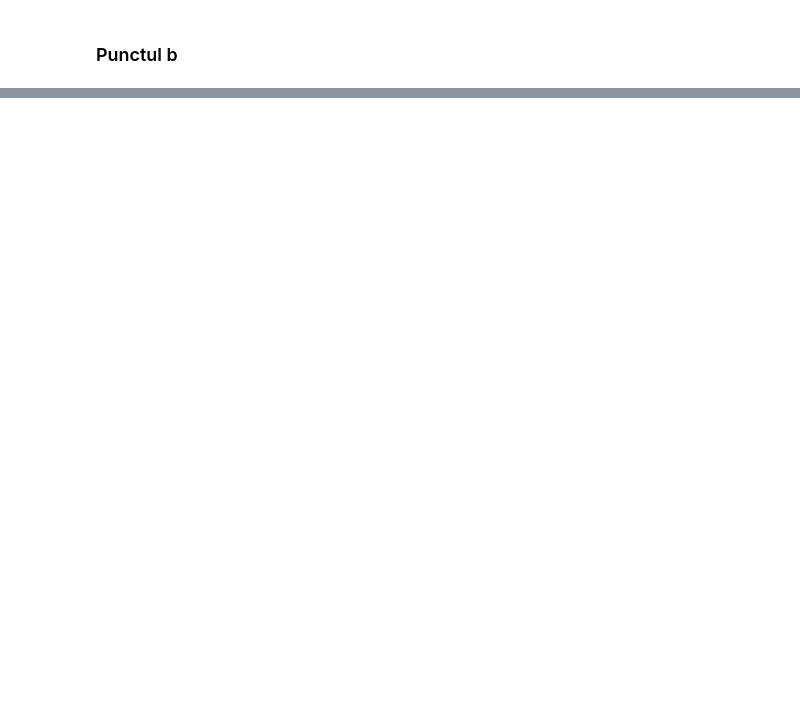
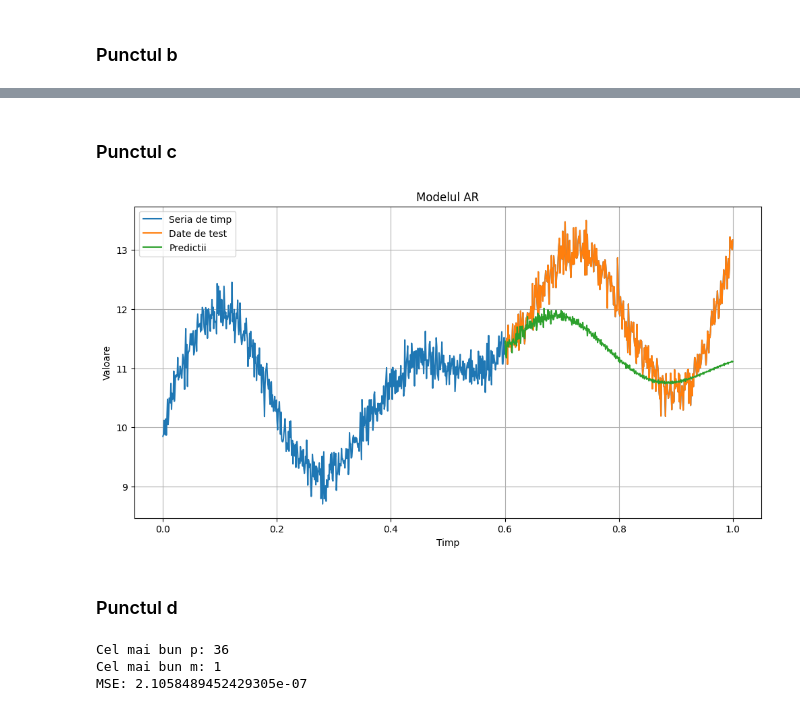
Before and after one commit to laurentiucretu68/ProcesareaSemnalelor, a Jupyter notebook: Laborator8/main.ipynb, the cells around one changed output, grey strips where cells are left out. Drawn from its saved outputs; the diff is of its cells as text; code cells hidden in the pictures; blank space fills up the shorter version.

```diff
--- a/Laborator8/main.ipynb
+++ b/Laborator8/main.ipynb
@@ -53,0 +68,52 @@ plt.show()
+# %% [markdown]
+### Punctul c
+# %%
+from statsmodels.tsa.ar_model import AutoReg
+
+train_size = 600
+train_t, train_series = t[:train_size], time_series[:train_size]
+test_t, test_series = t[train_size:], time_series[train_size:]
+
+p = 110
+predictions = AutoReg(train_series, lags=p).fit().predict(start=train_size, end=N-1, dynamic=False)
+
+plt.figure(figsize=(12, 6))
+plt.plot(t, time_series, label='Seria de timp')
+plt.plot(test_t, test_series, label='Date de test')
+plt.plot(test_t, predictions, label=f'Predictii')
+plt.title(f'Modelul AR')
+plt.xlabel('Timp')
+plt.ylabel('Valoare')
+plt.legend()
+plt.grid()
+
+plt.savefig(os.path.join('exercitiul1', f"pct_c.png"))
+plt.savefig(os.path.join('exercitiul1', f"pct_c.pdf"))
+
+plt.show()
+# %% [output]
+[figure, added]
+# %% [markdown]
+### Punctul d
+# %%
+from sklearn.metrics import mean_squared_error
+
+best_p, best_m, best_mse = None, None, float('inf')
+
+for p in range(1, 50):
+    for m in range(1, 50):
+        model = AutoReg(train_series, lags=p)
+        results = model.fit()
+        predictions = results.predict(start=train_size, end=train_size + m - 1)
+
+        mse = mean_squared_error(test_series[:m], predictions)
+        if mse < best_mse:
+            best_p, best_m, best_mse = p, m, mse
+
+print(f'Cel mai bun p: {best_p}')
+print(f'Cel mai bun m: {best_m}')
+print(f'MSE: {best_mse}')
+# %% [output]
+Cel mai bun p: 36
+Cel mai bun m: 1
+MSE: 2.1058489452429305e-07
```
Also changed, not shown: parts of 2 cells of this notebook, 6 other files.
